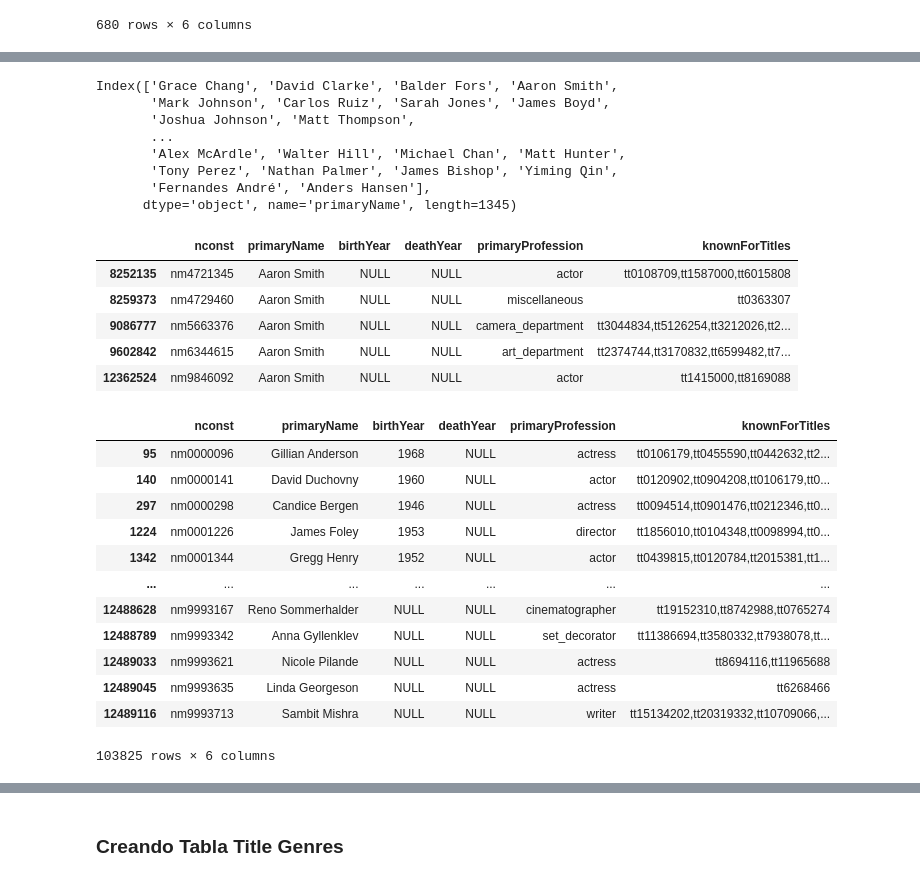
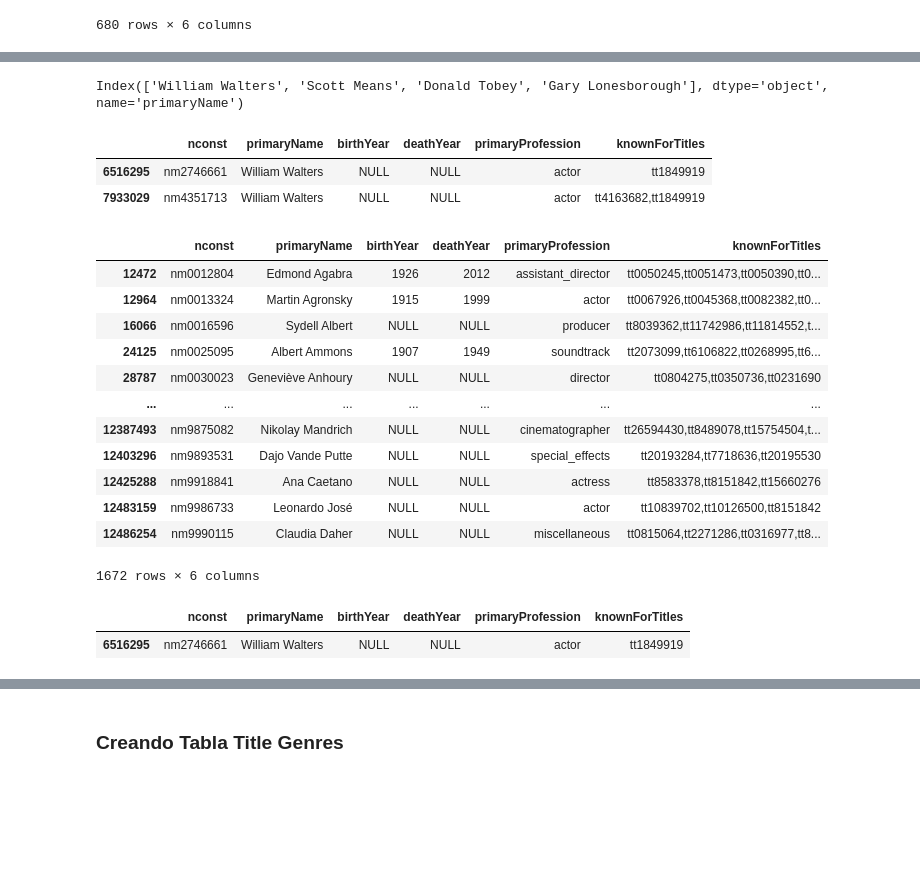
Before and after one commit to Juanlandolfi/SQL_PROJECT_CODERHOUSE, a Jupyter notebook: imbd_cleaning_for_sql.ipynb, the cells around one changed output, grey strips where cells are left out. Saved outputs shown, nothing was run; the diff lists cells and outputs as text; code cells hidden in the pictures; blank space fills up the shorter version.

```diff
--- a/imbd_cleaning_for_sql.ipynb
+++ b/imbd_cleaning_for_sql.ipynb
@@ -501,0 +581,3 @@ title_basics.loc[~title_basics.runtimeMinutes.str.isnumeric() & ~title_basics.ru
+# %%
+index_to_remove  = title_basics.loc[~title_basics.runtimeMinutes.str.isnumeric() & ~title_basics.runtimeMinutes.str.contains('NULL') ].index
+index_to_remove
@@ -501,0 +588,2 @@ title_basics.loc[~title_basics.runtimeMinutes.str.isnumeric() & ~title_basics.ru
+# %%
+title_basics = title_basics[~title_basics.index.isin(index_to_remove)]
@@ -508,5 +630,6 @@ title_basics.loc[~title_basics.runtimeMinutes.str.isnumeric() & ~title_basics.ru
 # %%
 #it = title_basics.iterrows()
 # next(it)[1].originalTitle
-title_basics[title_basics.endYear == "2018"]
+sample_titles = title_basics.sample(1000, random_state=123)
+sample_titles
 # %% [output]
@@ -655,3 +780,3 @@ title_basics
 # %%
-name_selection = name_basics[name_basics.knownForTitles.str.contains('|'.join(title_basics.tconst))]
+name_selection = name_basics[name_basics.knownForTitles.str.contains('|'.join(sample_titles.tconst))]
 name_selection
@@ -696,40 +853,36 @@ name_selection
 # %%
 name_repeated = name_selection.primaryName.value_counts()[name_selection.primaryName.value_counts() > 1].index
+name_repeated
 # %% [output]
-Index(['Grace Chang', 'David Clarke', 'Balder Fors', 'Aaron Smith',
-       'Mark Johnson', 'Carlos Ruiz', 'Sarah Jones', 'James Boyd',
-       'Joshua Johnson', 'Matt Thompson',
-       ...
-       'Alex McArdle', 'Walter Hill', 'Michael Chan', 'Matt Hunter',
-       'Tony Perez', 'Nathan Palmer', 'James Bishop', 'Yiming Qin',
-       'Fernandes André', 'Anders Hansen'],
-      dtype='object', name='primaryName', length=1345)
+Index(['William Walters', 'Scott Means', 'Donald Tobey', 'Gary Lonesborough'], dtype='object', name='primaryName')
 # %%
-name_selection[name_selection.primaryName == 'Aaron Smith']
+name_selection[name_selection.primaryName == 'William Walters']
 # %% [output]
 |  | nconst | primaryName | birthYear | deathYear | primaryProfession | knownForTitles |
-| 8252135 | nm4721345 | Aaron Smith | NULL | NULL | actor | tt0108709,tt1587000,tt6015808 |
-| 8259373 | nm4729460 | Aaron Smith | NULL | NULL | miscellaneous | tt0363307 |
-| 9086777 | nm5663376 | Aaron Smith | NULL | NULL | camera_department | tt3044834,tt5126254,tt3212026,tt2... |
-| 9602842 | nm6344615 | Aaron Smith | NULL | NULL | art_department | tt2374744,tt3170832,tt6599482,tt7... |
-| 12362524 | nm9846092 | Aaron Smith | NULL | NULL | actor | tt1415000,tt8169088 |
+| 6516295 | nm2746661 | William Walters | NULL | NULL | actor | tt1849919 |
+| 7933029 | nm4351713 | William Walters | NULL | NULL | actor | tt4163682,tt1849919 |
 # %%
-name_selection = name_selection.loc[name_selection.primaryName.drop_duplicates().index.to_list(), :]
+name_selection = name_selection.loc[name_selection.primaryName.drop_duplicates().index, :]
 name_selection
 # %% [output]
 |  | nconst | primaryName | birthYear | deathYear | primaryProfession | knownForTitles |
-| 95 | nm0000096 | Gillian Anderson | 1968 | NULL | actress | tt0106179,tt0455590,tt0442632,tt2... |
-| 140 | nm0000141 | David Duchovny | 1960 | NULL | actor | tt0120902,tt0904208,tt0106179,tt0... |
-| 297 | nm0000298 | Candice Bergen | 1946 | NULL | actress | tt0094514,tt0901476,tt0212346,tt0... |
-| 1224 | nm0001226 | James Foley | 1953 | NULL | director | tt1856010,tt0104348,tt0098994,tt0... |
-| 1342 | nm0001344 | Gregg Henry | 1952 | NULL | actor | tt0439815,tt0120784,tt2015381,tt1... |
+| 12472 | nm0012804 | Edmond Agabra | 1926 | 2012 | assistant_director | tt0050245,tt0051473,tt0050390,tt0... |
+| 12964 | nm0013324 | Martin Agronsky | 1915 | 1999 | actor | tt0067926,tt0045368,tt0082382,tt0... |
+| 16066 | nm0016596 | Sydell Albert | NULL | NULL | producer | tt8039362,tt11742986,tt11814552,t... |
+| 24125 | nm0025095 | Albert Ammons | 1907 | 1949 | soundtrack | tt2073099,tt6106822,tt0268995,tt6... |
+| 28787 | nm0030023 | Geneviève Anhoury | NULL | NULL | director | tt0804275,tt0350736,tt0231690 |
 | ... | ... | ... | ... | ... | ... | ... |
-| 12488628 | nm9993167 | Reno Sommerhalder | NULL | NULL | cinematographer | tt19152310,tt8742988,tt0765274 |
-| 12488789 | nm9993342 | Anna Gyllenklev | NULL | NULL | set_decorator | tt11386694,tt3580332,tt7938078,tt... |
-| 12489033 | nm9993621 | Nicole Pilande | NULL | NULL | actress | tt8694116,tt11965688 |
-| 12489045 | nm9993635 | Linda Georgeson | NULL | NULL | actress | tt6268466 |
-| 12489116 | nm9993713 | Sambit Mishra | NULL | NULL | writer | tt15134202,tt20319332,tt10709066,... |
+| 12387493 | nm9875082 | Nikolay Mandrich | NULL | NULL | cinematographer | tt26594430,tt8489078,tt15754504,t... |
+| 12403296 | nm9893531 | Dajo Vande Putte | NULL | NULL | special_effects | tt20193284,tt7718636,tt20195530 |
+| 12425288 | nm9918841 | Ana Caetano | NULL | NULL | actress | tt8583378,tt8151842,tt15660276 |
+| 12483159 | nm9986733 | Leonardo José | NULL | NULL | actor | tt10839702,tt10126500,tt8151842 |
+| 12486254 | nm9990115 | Claudia Daher | NULL | NULL | miscellaneous | tt0815064,tt2271286,tt0316977,tt8... |
-103825 rows × 6 columns
+1672 rows × 6 columns
+# %%
+name_selection[name_selection.primaryName == 'William Walters']
+# %% [output]
+|  | nconst | primaryName | birthYear | deathYear | primaryProfession | knownForTitles |
+| 6516295 | nm2746661 | William Walters | NULL | NULL | actor | tt1849919 |
 # %%
 name_selection.primaryProfession = name_selection.primaryProfession.replace(dict_to_replace).astype(int)
 name_selection
```
Also changed, not shown: parts of 76 cells of this notebook, 9 other files.
